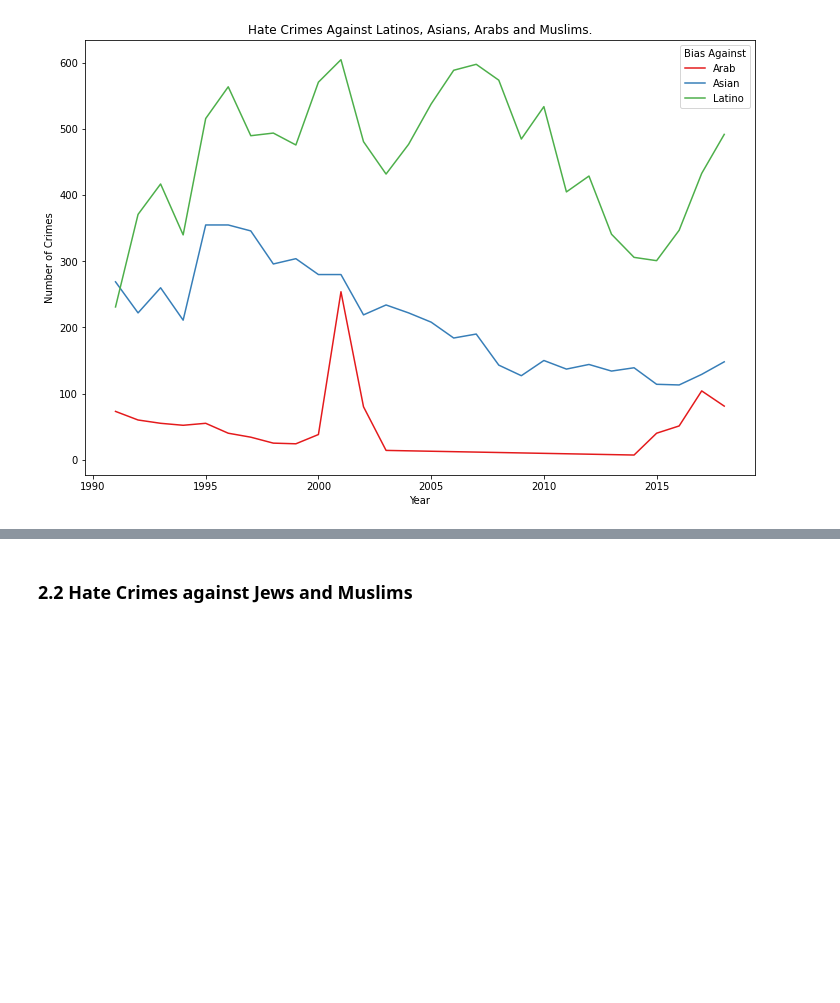
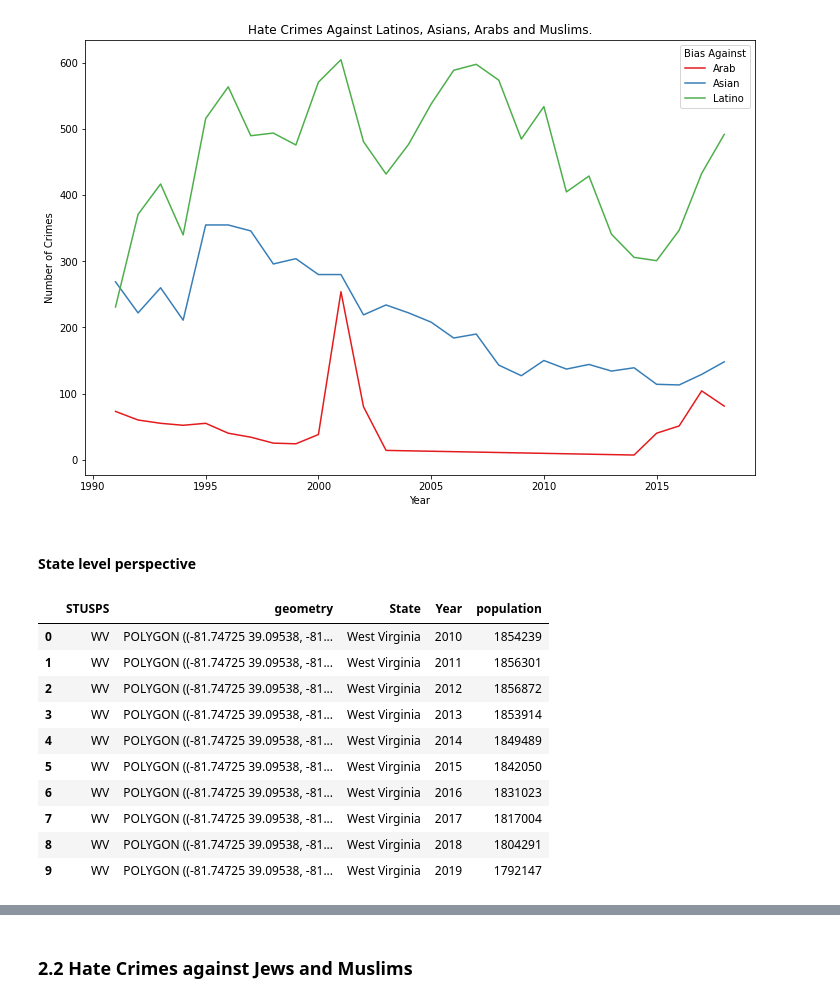
Before and after one commit to jramtos/hate_groups, a Jupyter notebook: analysis_hate_groups.ipynb, the cells around one changed output, grey strips where cells are left out. Cells and saved outputs as stored; diff of their text form; code cells hidden in the pictures; blank space fills up the shorter version.

```diff
--- a/analysis_hate_groups.ipynb
+++ b/analysis_hate_groups.ipynb
@@ -206,3 +206,22 @@ plt.xlabel('Year')
 plt.show()
 # %% [output]
 [figure]
+# %% [markdown]
+#### State level perspective
+# %%
+#Merge population with State polygons
+us_p = us.merge(pop, right_on='State', left_on='NAME')
+us_p.drop(columns=['NAME', 'REGION'], inplace=True)
+us_p.head(10)
+# %% [output]
+|  | STUSPS | geometry | State | Year | population |
+| 0 | WV | POLYGON ((-81.74725 39.09538, -81... | West Virginia | 2010 | 1854239 |
+| 1 | WV | POLYGON ((-81.74725 39.09538, -81... | West Virginia | 2011 | 1856301 |
+| 2 | WV | POLYGON ((-81.74725 39.09538, -81... | West Virginia | 2012 | 1856872 |
+| 3 | WV | POLYGON ((-81.74725 39.09538, -81... | West Virginia | 2013 | 1853914 |
+| 4 | WV | POLYGON ((-81.74725 39.09538, -81... | West Virginia | 2014 | 1849489 |
+| 5 | WV | POLYGON ((-81.74725 39.09538, -81... | West Virginia | 2015 | 1842050 |
+| 6 | WV | POLYGON ((-81.74725 39.09538, -81... | West Virginia | 2016 | 1831023 |
+| 7 | WV | POLYGON ((-81.74725 39.09538, -81... | West Virginia | 2017 | 1817004 |
+| 8 | WV | POLYGON ((-81.74725 39.09538, -81... | West Virginia | 2018 | 1804291 |
+| 9 | WV | POLYGON ((-81.74725 39.09538, -81... | West Virginia | 2019 | 1792147 |
```
Also changed, not shown: parts of 2 cells of this notebook.
